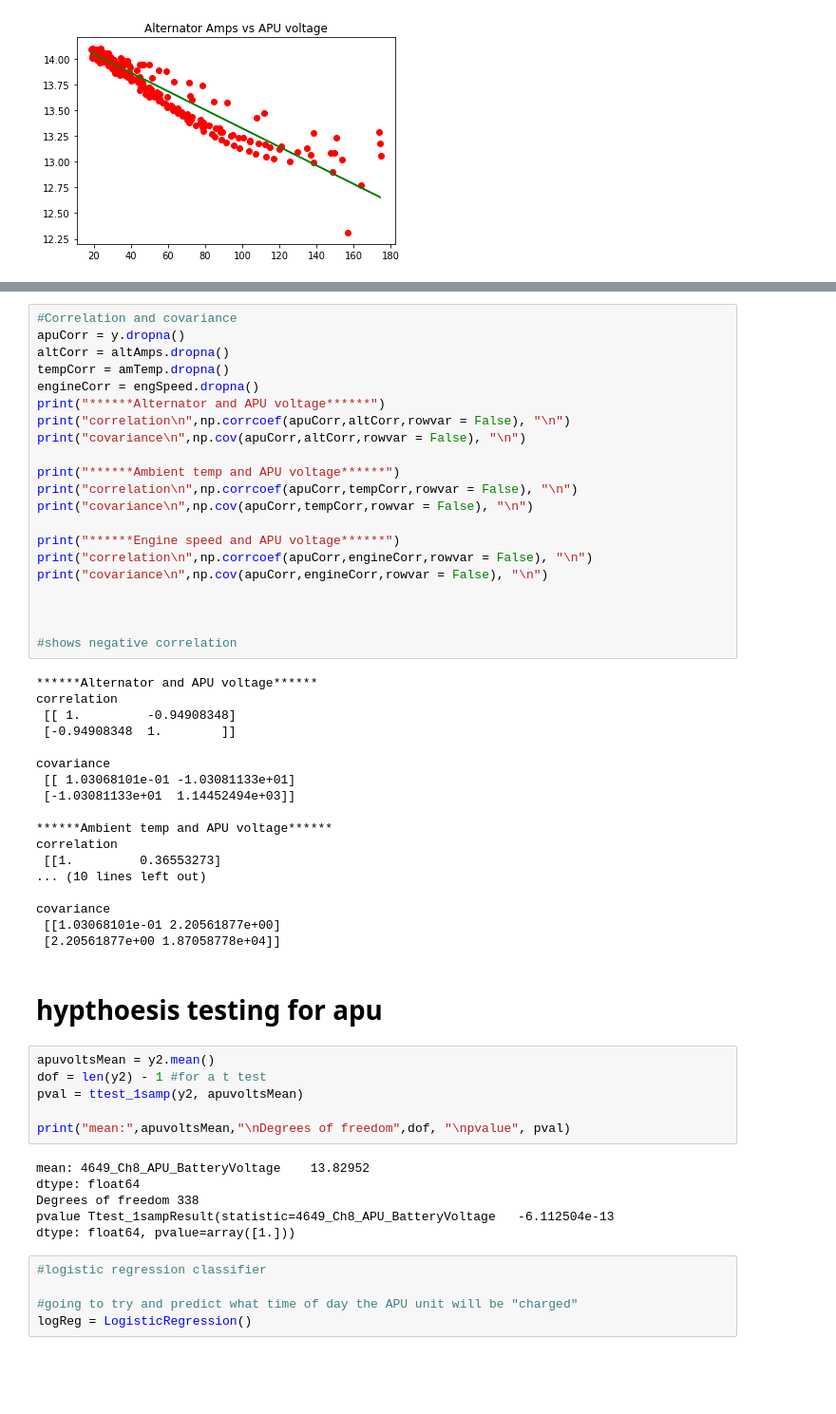
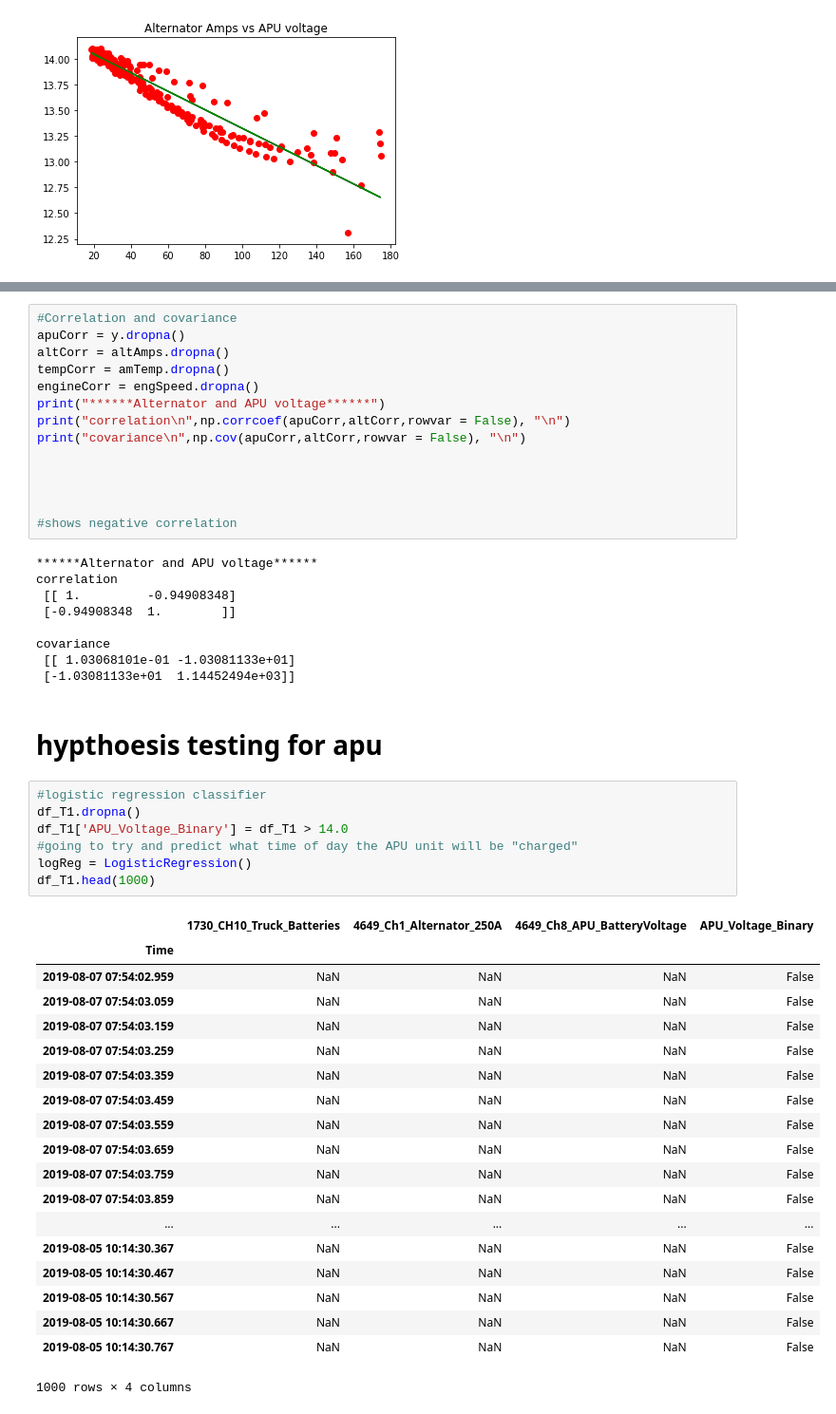
Before and after one commit to UNCG-CSE/Volvo_Truck_Analytics, a Jupyter notebook: src/billTruck1Proj2.ipynb, the cells around one changed output, grey strips where cells are left out. Shown: that part at 95% size. Cells and saved outputs as stored; diff of their text form; blank space fills up the shorter version.

```diff
--- a/src/billTruck1Proj2.ipynb
+++ b/src/billTruck1Proj2.ipynb
@@ -305,13 +164,6 @@ print("******Alternator and APU voltage******")
 print("correlation\n",np.corrcoef(apuCorr,altCorr,rowvar = False), "\n")
 print("covariance\n",np.cov(apuCorr,altCorr,rowvar = False), "\n")
 
-print("******Ambient temp and APU voltage******")
-print("correlation\n",np.corrcoef(apuCorr,tempCorr,rowvar = False), "\n")
-print("covariance\n",np.cov(apuCorr,tempCorr,rowvar = False), "\n")
-
-print("******Engine speed and APU voltage******")
-print("correlation\n",np.corrcoef(apuCorr,engineCorr,rowvar = False), "\n")
-print("covariance\n",np.cov(apuCorr,engineCorr,rowvar = False), "\n")
 
 
 
@@ -325,31 +177,32 @@ correlation
 covariance
  [[ 1.03068101e-01 -1.03081133e+01]
  [-1.03081133e+01  1.14452494e+03]]
-
-******Ambient temp and APU voltage******
-correlation
- [[1.         0.36553273]
-... (10 lines left out)
-
-covariance
- [[1.03068101e-01 2.20561877e+00]
- [2.20561877e+00 1.87058778e+04]]
 # %% [markdown]
 # hypthoesis testing for apu
-# %%
-apuvoltsMean = y2.mean()
-dof = len(y2) - 1 #for a t test
-pval = ttest_1samp(y2, apuvoltsMean)
-
-print("mean:",apuvoltsMean,"\nDegrees of freedom",dof, "\npvalue", pval)
-# %% [output]
-mean: 4649_Ch8_APU_BatteryVoltage    13.82952
-dtype: float64
-Degrees of freedom 338
-pvalue Ttest_1sampResult(statistic=4649_Ch8_APU_BatteryVoltage   -6.112504e-13
-dtype: float64, pvalue=array([1.]))
 # %%
 #logistic regression classifier
-
+df_T1.dropna()
+df_T1['APU_Voltage_Binary'] = df_T1 > 14.0
 #going to try and predict what time of day the APU unit will be "charged"
 logReg = LogisticRegression()
+df_T1.head(1000)
+# %% [output]
+|  | 1730_CH10_Truck_Batteries | 4649_Ch1_Alternator_250A | 4649_Ch8_APU_BatteryVoltage | APU_Voltage_Binary |
+| Time |  |  |  |  |
+| 2019-08-07 07:54:02.959 | NaN | NaN | NaN | False |
+| 2019-08-07 07:54:03.059 | NaN | NaN | NaN | False |
+| 2019-08-07 07:54:03.159 | NaN | NaN | NaN | False |
+| 2019-08-07 07:54:03.259 | NaN | NaN | NaN | False |
+| 2019-08-07 07:54:03.359 | NaN | NaN | NaN | False |
+| 2019-08-07 07:54:03.459 | NaN | NaN | NaN | False |
+| 2019-08-07 07:54:03.559 | NaN | NaN | NaN | False |
+| 2019-08-07 07:54:03.659 | NaN | NaN | NaN | False |
+| 2019-08-07 07:54:03.759 | NaN | NaN | NaN | False |
+| 2019-08-07 07:54:03.859 | NaN | NaN | NaN | False |
+| ... | ... | ... | ... | ... |
+| 2019-08-05 10:14:30.367 | NaN | NaN | NaN | False |
+| 2019-08-05 10:14:30.467 | NaN | NaN | NaN | False |
+| 2019-08-05 10:14:30.567 | NaN | NaN | NaN | False |
+| 2019-08-05 10:14:30.667 | NaN | NaN | NaN | False |
+| 2019-08-05 10:14:30.767 | NaN | NaN | NaN | False |
+1000 rows × 4 columns
```
Also changed, not shown: parts of 16 cells of this notebook.
